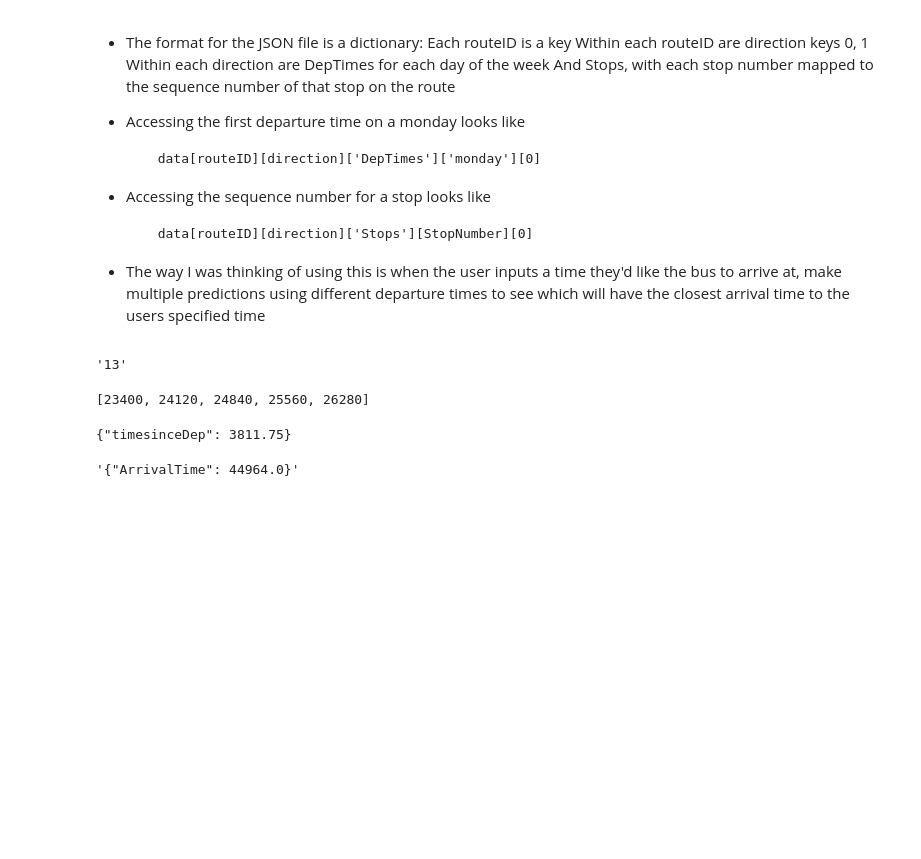
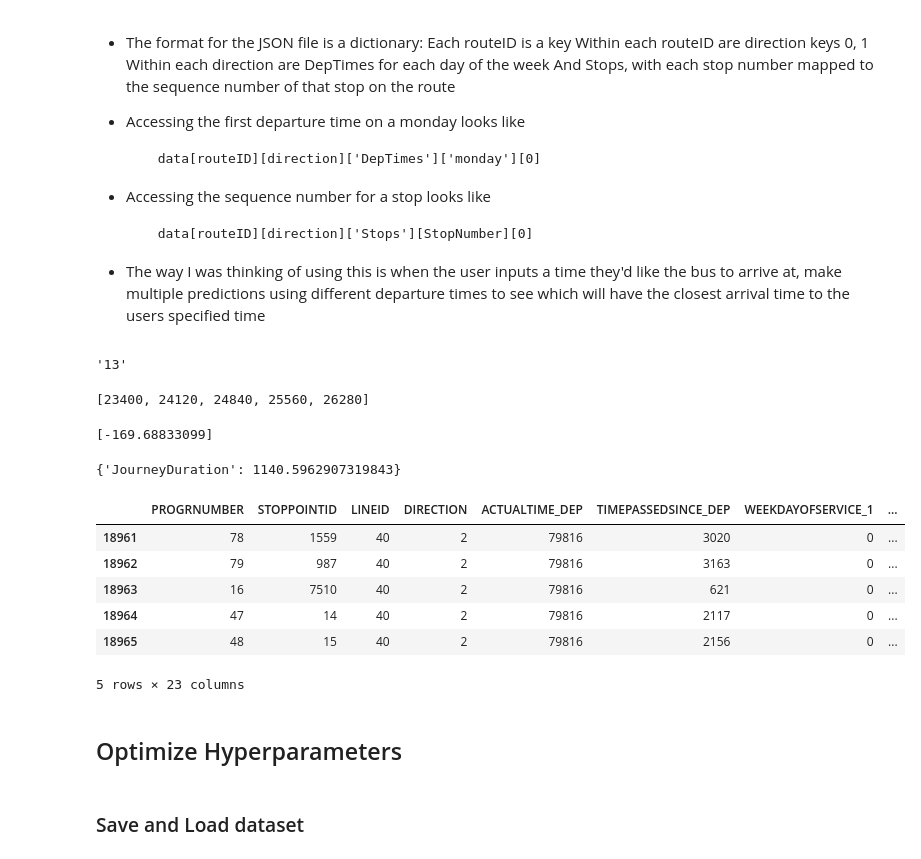
Before and after one commit to danhws/Dublin_Bus_App, a Jupyter notebook: data/Stops_Modelling.ipynb, the cells around one changed output. Drawn from its saved outputs; the diff is of its cells as text; code cells hidden in the pictures; blank space fills up the shorter version.

```diff
--- a/data/Stops_Modelling.ipynb
+++ b/data/Stops_Modelling.ipynb
@@ -967,16 +1066,18 @@ Prediction format is pk.predict(stopSequencNumber, stopNumber, departureTimeOfFu
 Thursday, Friday, Saturday, Feb, March, April, May, June, July, August, Sept, Oct, Nov, Dec)
 
 """
-pk = load('46A_d1_model.pkl')
-time_predict = pk.predict([[44, 2017, 44964, 0, 1, 0, 0, 0, 0, 0, 0, 0, 0, 0, 0, 0, 0, 0, 1, 0]])
+# pk = load('46A_d1_model.pkl')
+# pk = load('1_d1_model.pkl')
 
-predict_list = time_predict.tolist()
-predict_dict = {"timesinceDep": predict_list[0]}
-result = json.dumps(predict_dict)
+with gzip.open('1_d1_model.pkl', 'rb') as f:
+        pFile = pickle.Unpickler(f)
+        pickleStop = pFile.load()
 
-print(result)
+A_predict = pickleStop.predict([[0, 226, 44964, 0, 0, 0, 0, 0, 0, 0, 0, 0, 0, 0, 0, 0, 0, 0, 1, 0]])
+
+print(A_predict)
 # %% [output]
-{"timesinceDep": 3811.75}
+[-169.68833099]
 # %%
 """
 Function to make a prediction for either bus arrival time at a single stop or journey duration between two stops
@@ -1049,6 +1150,23 @@ def busPrediction(route, direction, stopA, departureTime, day, month, stopB = No
     return predict_dict
 # %%
 # make a prediction for route 1, direction 0, stop 226, bus departure time 44964, on a Tuesday in November
-busPrediction('1', 0, 226, 44964, 2, 10)
+busPrediction('1', 0, 226, 44964, 2, 10, 45)
 # %% [output]
-'{"ArrivalTime": 44964.0}'
+{'JourneyDuration': 1140.5962907319843}
+# %%
+# df_test = df[(df['LINEID'] == '33X') & (df['DIRECTION'] == 2)] #
+df_test = df[(df['LINEID'] == '40') & (df['DIRECTION'] == 2)] #
+
+df_test.head(5)
+# %% [output]
+|  | PROGRNUMBER | STOPPOINTID | LINEID | DIRECTION | ACTUALTIME_DEP | TIMEPASSEDSINCE_DEP | WEEKDAYOFSERVICE_1 | ... |
+| 18961 | 78 | 1559 | 40 | 2 | 79816 | 3020 | 0 | ... |
+| 18962 | 79 | 987 | 40 | 2 | 79816 | 3163 | 0 | ... |
+| 18963 | 16 | 7510 | 40 | 2 | 79816 | 621 | 0 | ... |
+| 18964 | 47 | 14 | 40 | 2 | 79816 | 2117 | 0 | ... |
+| 18965 | 48 | 15 | 40 | 2 | 79816 | 2156 | 0 | ... |
+5 rows × 23 columns
+# %% [markdown]
+## Optimize Hyperparameters
+# %% [markdown]
+### Save and Load dataset
```
Also changed, not shown: parts of 96 cells of this notebook, 3 other files.
